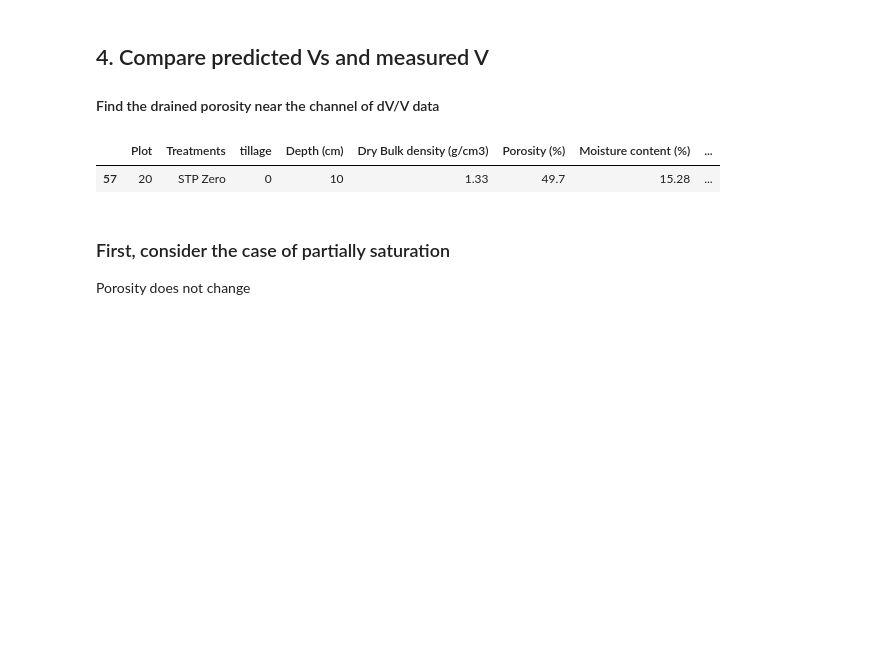
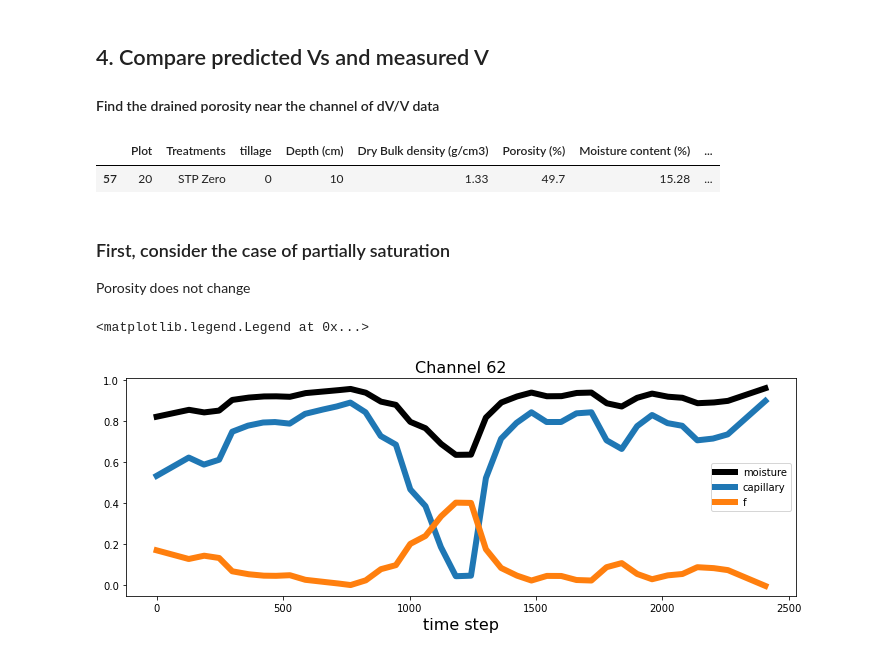
Before and after one commit to Denolle-Lab/FarmDAS, a Jupyter notebook: examples/dvv_and_model/lithology_model_Solazzi.ipynb, the cells around one changed output. Drawn from its saved outputs; the diff is of its cells as text; code cells hidden in the pictures; blank space fills up the shorter version.

```diff
--- a/examples/dvv_and_model/lithology_model_Solazzi.ipynb
+++ b/examples/dvv_and_model/lithology_model_Solazzi.ipynb
@@ -169,4 +173,22 @@ phy_10cm_ch62
 # %% [markdown]
 ### First, consider the case of partially saturation
 Porosity does not change
+# %%
+scale_factor = moisture/100 * 2.5 - 0.6
+new_f = 0.9-scale_factor/2
+
+kai = (moisture/100-0.62)/(1-0.62)
+
+plt.figure(figsize=(12, 4))
+plt.plot(np.arange(len(moisture)), moisture/100, label='moisture', color='k', lw=6)
+plt.plot(np.arange(len(kai)), kai, label='capillary', lw=6)
+plt.plot(np.arange(len(new_f)), new_f, label='f', lw=6)
+
+
+plt.xlabel("time step", fontsize = 16)
+plt.title("Channel 62", fontsize = 16)
+plt.legend()
+# %% [output]
+<matplotlib.legend.Legend at 0x...>
+[figure, added]
 # %%
```
Also changed, not shown: parts of 7 cells of this notebook.
